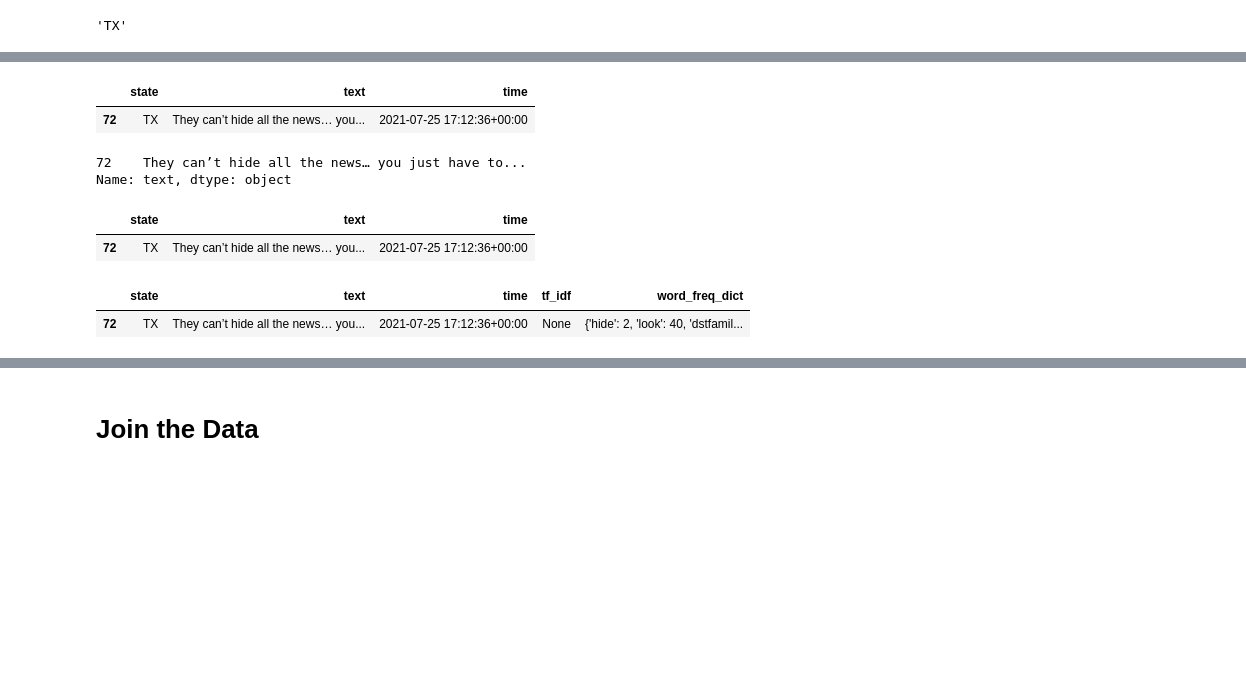
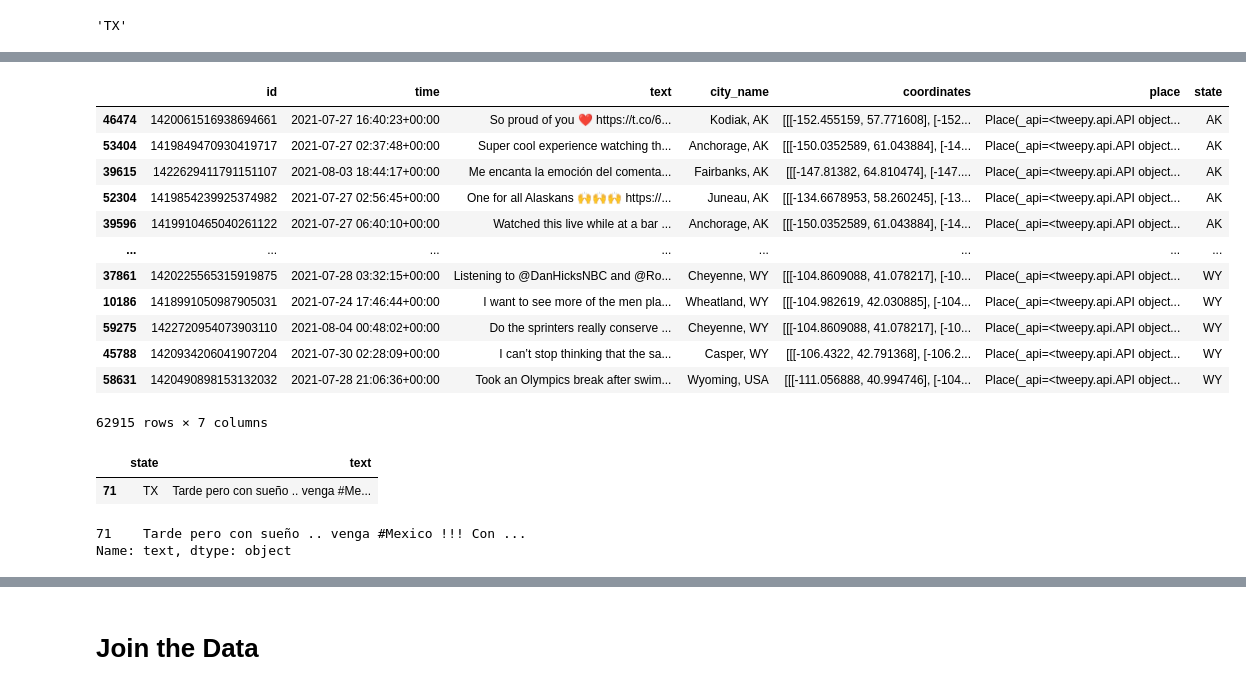
Before and after one commit to lingchensanwen/tweetTokyo, a Jupyter notebook: GeoLocation Analysis.ipynb, the cells around one changed output, grey strips where cells are left out. Drawn from its saved outputs; the diff is of its cells as text; code cells hidden in the pictures; blank space fills up the shorter version.

```diff
--- a/GeoLocation Analysis.ipynb
+++ b/GeoLocation Analysis.ipynb
@@ -149,19 +148,0 @@ df_state.head(5)
-# %%
-df_state.to_dict()
-df_state_dict = {}
-state_range = df_state["state"].tolist()
-new_state_range = []
-for place in state_range:
-    if place not in us_state_to_abbrev.values():
-        continue
-    new_state_range.append(place)
-    df_state_dict[place] = df_state[(df_state['state']==place)]
-df_state_dict["TX"]
-# %% [output]
-|  | state | text | time |
-| 72 | TX | They can’t hide all the news… you... | 2021-07-25 17:12:36+00:00 |
-# %%
-df_state_dict["TX"]["text"]
-# %% [output]
-72    They can’t hide all the news… you just have to...
-Name: text, dtype: object
@@ -215,5 +148,0 @@ def compute_freq_dict(sentence):
-# %%
-df_state_dict["TX"]
-# %% [output]
-|  | state | text | time |
-| 72 | TX | They can’t hide all the news… you... | 2021-07-25 17:12:36+00:00 |
@@ -231,5 +149,30 @@ for state in new_state_range:
-# %%
-df_state_dict["TX"]
-# %% [output]
-|  | state | text | time | tf_idf | word_freq_dict |
-| 72 | TX | They can’t hide all the news… you... | 2021-07-25 17:12:36+00:00 | None | {'hide': 2, 'look': 40, 'dstfamil... |
+# %%
+df_sort_state = df.sort_values(by=['state'])
+# %%
+df_sort_state = df_sort_state.dropna()
+df_sort_state
+# %% [output]
+|  | id | time | text | city_name | coordinates | place | state |
+| 46474 | 1420061516938694661 | 2021-07-27 16:40:23+00:00 | So proud of you ❤️ https://t.co/6... | Kodiak, AK | [[[-152.455159, 57.771608], [-152... | Place(_api=<tweepy.api.API object... | AK |
+| 53404 | 1419849470930419717 | 2021-07-27 02:37:48+00:00 | Super cool experience watching th... | Anchorage, AK | [[[-150.0352589, 61.043884], [-14... | Place(_api=<tweepy.api.API object... | AK |
+| 39615 | 1422629411791151107 | 2021-08-03 18:44:17+00:00 | Me encanta la emoción del comenta... | Fairbanks, AK | [[[-147.81382, 64.810474], [-147.... | Place(_api=<tweepy.api.API object... | AK |
+| 52304 | 1419854239925374982 | 2021-07-27 02:56:45+00:00 | One for all Alaskans 🙌🙌🙌 https://... | Juneau, AK | [[[-134.6678953, 58.260245], [-13... | Place(_api=<tweepy.api.API object... | AK |
+| 39596 | 1419910465040261122 | 2021-07-27 06:40:10+00:00 | Watched this live while at a bar ... | Anchorage, AK | [[[-150.0352589, 61.043884], [-14... | Place(_api=<tweepy.api.API object... | AK |
+| ... | ... | ... | ... | ... | ... | ... | ... |
+| 37861 | 1420225565315919875 | 2021-07-28 03:32:15+00:00 | Listening to @DanHicksNBC and @Ro... | Cheyenne, WY | [[[-104.8609088, 41.078217], [-10... | Place(_api=<tweepy.api.API object... | WY |
+| 10186 | 1418991050987905031 | 2021-07-24 17:46:44+00:00 | I want to see more of the men pla... | Wheatland, WY | [[[-104.982619, 42.030885], [-104... | Place(_api=<tweepy.api.API object... | WY |
+| 59275 | 1422720954073903110 | 2021-08-04 00:48:02+00:00 | Do the sprinters really conserve ... | Cheyenne, WY | [[[-104.8609088, 41.078217], [-10... | Place(_api=<tweepy.api.API object... | WY |
+| 45788 | 1420934206041907204 | 2021-07-30 02:28:09+00:00 | I can’t stop thinking that the sa... | Casper, WY | [[[-106.4322, 42.791368], [-106.2... | Place(_api=<tweepy.api.API object... | WY |
+| 58631 | 1420490898153132032 | 2021-07-28 21:06:36+00:00 | Took an Olympics break after swim... | Wyoming, USA | [[[-111.056888, 40.994746], [-104... | Place(_api=<tweepy.api.API object... | WY |
+62915 rows × 7 columns
+# %%
+df_state_group = df_sort_state.groupby('state')['text'].apply(' '.join).reset_index()
+df_state_group[df_state_group["state"]=="TX"]
+# %% [output]
+|  | state | text |
+| 71 | TX | Tarde pero con sueño .. venga #Me... |
+# %%
+df_state_group[df_state_group["state"]=="TX"]["text"]
+# %% [output]
+71    Tarde pero con sueño .. venga #Mexico !!! Con ...
+Name: text, dtype: object
```
Also changed, not shown: parts of 65 cells of this notebook.
